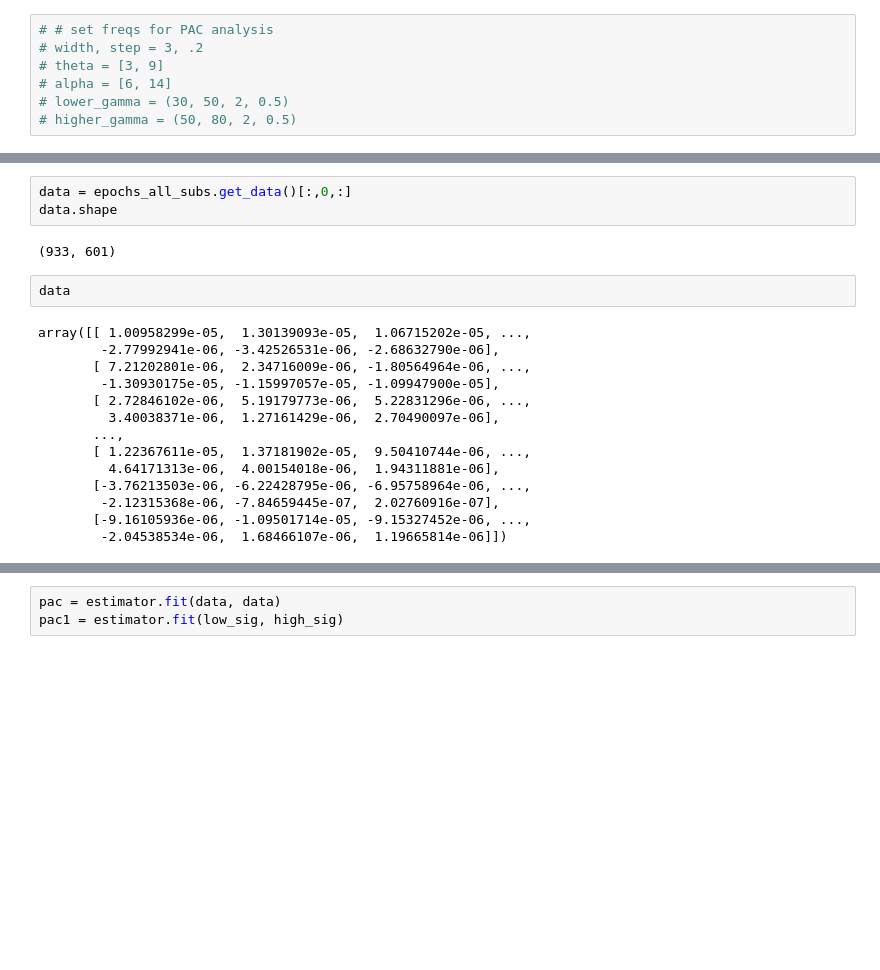
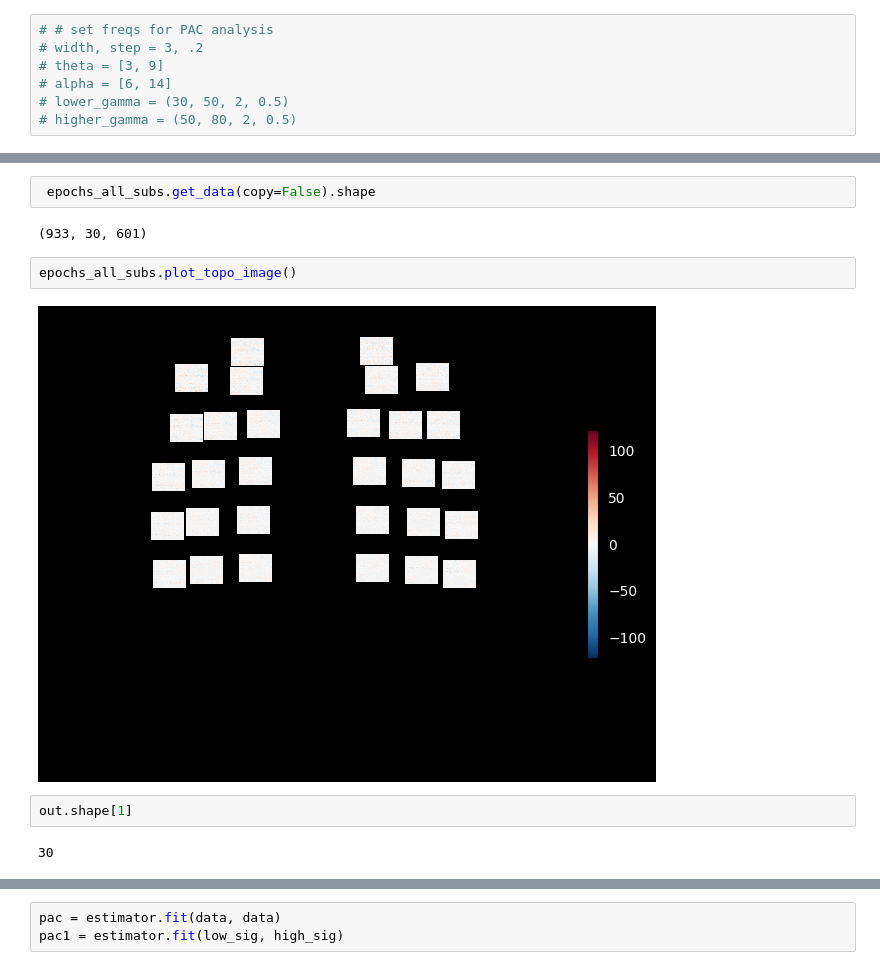
Before and after one commit to bonokat/motor_pac, a Jupyter notebook: pactools_test.ipynb, the cells around one changed output, grey strips where cells are left out. Saved outputs shown, nothing was run; the diff lists cells and outputs as text; blank space fills up the shorter version.

```diff
--- a/pactools_test.ipynb
+++ b/pactools_test.ipynb
@@ -90,21 +279,12 @@ gamma_range = np.linspace(30, 80, 20)  # Amplitude: 30-80 Hz
 # %%
-data = epochs_all_subs.get_data()[:,0,:]
-data.shape
+ epochs_all_subs.get_data(copy=False).shape
 # %% [output]
-(933, 601)
+(933, 30, 601)
-# %%
-data
-# %% [output]
-array([[ 1.00958299e-05,  1.30139093e-05,  1.06715202e-05, ...,
-        -2.77992941e-06, -3.42526531e-06, -2.68632790e-06],
-       [ 7.21202801e-06,  2.34716009e-06, -1.80564964e-06, ...,
-        -1.30930175e-05, -1.15997057e-05, -1.09947900e-05],
-       [ 2.72846102e-06,  5.19179773e-06,  5.22831296e-06, ...,
-         3.40038371e-06,  1.27161429e-06,  2.70490097e-06],
-       ...,
-       [ 1.22367611e-05,  1.37181902e-05,  9.50410744e-06, ...,
-         4.64171313e-06,  4.00154018e-06,  1.94311881e-06],
-       [-3.76213503e-06, -6.22428795e-06, -6.95758964e-06, ...,
-        -2.12315368e-06, -7.84659445e-07,  2.02760916e-07],
-       [-9.16105936e-06, -1.09501714e-05, -9.15327452e-06, ...,
-        -2.04538534e-06,  1.68466107e-06,  1.19665814e-06]])
+# %%
+epochs_all_subs.plot_topo_image()
+# %% [output]
+[figure, added]
+# %%
+out.shape[1]
+# %% [output]
+30
```
Also changed, not shown: parts of 40 cells of this notebook, 33 other files.
